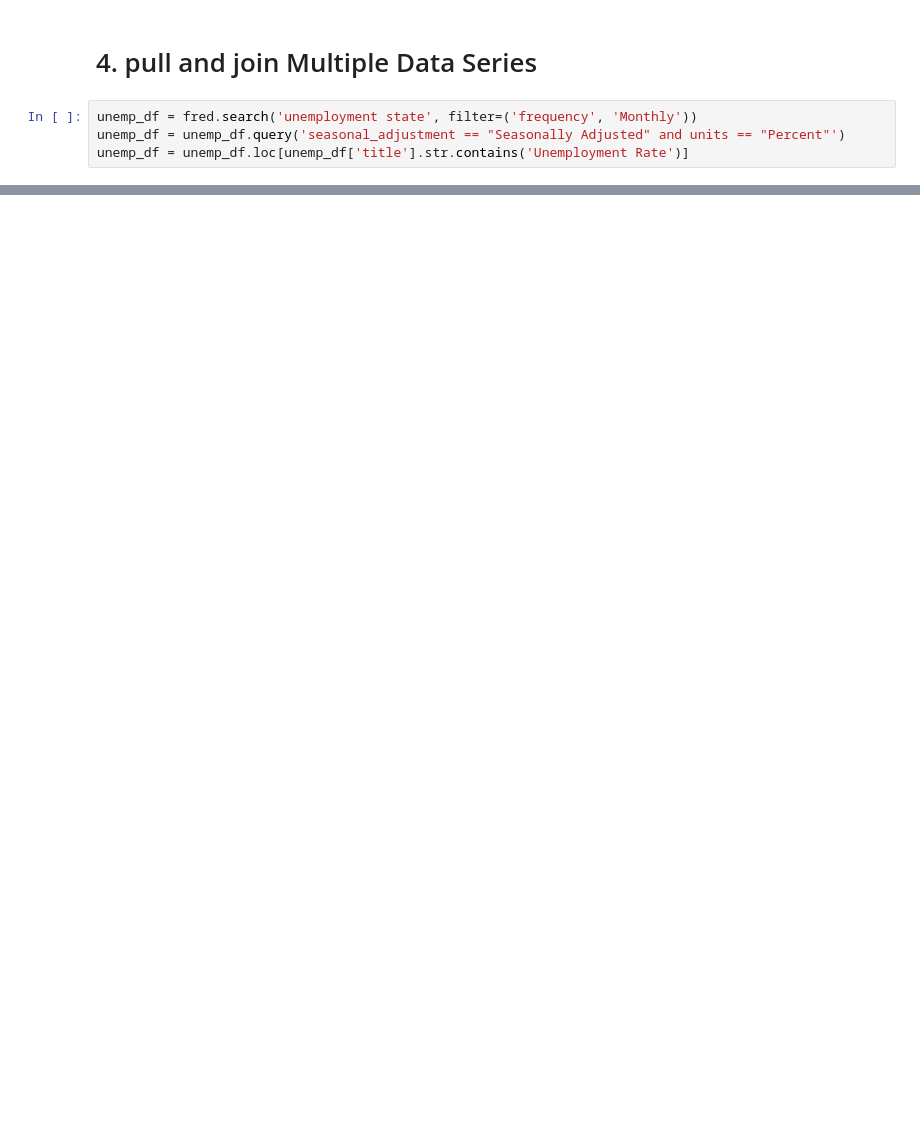
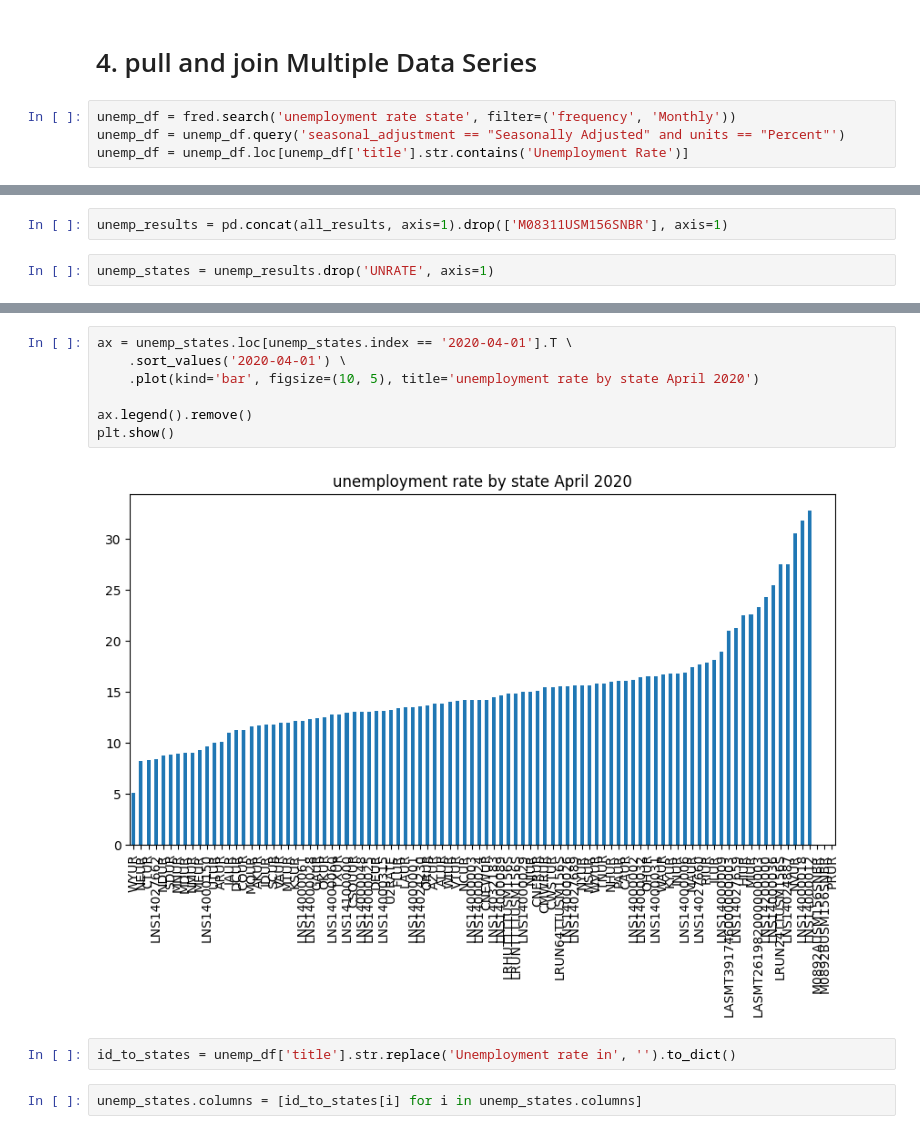
Before and after one commit to ayoub22222222/Economic-Data-Analysis-Project, a Jupyter notebook: Untitled.ipynb, the cells around one changed output, grey strips where cells are left out. Drawn from its saved outputs; the diff is of its cells as text; blank space fills up the shorter version.

```diff
--- a/Untitled.ipynb
+++ b/Untitled.ipynb
@@ -51,7 +51,7 @@ sp500.plot(figsize=(10, 5), title="s&p 500", lw=2)
 # %% [markdown]
 # 4. pull and join Multiple Data Series
 # %%
-unemp_df = fred.search('unemployment state', filter=('frequency', 'Monthly'))
+unemp_df = fred.search('unemployment rate state', filter=('frequency', 'Monthly'))
 unemp_df = unemp_df.query('seasonal_adjustment == "Seasonally Adjusted" and units == "Percent"')
 unemp_df = unemp_df.loc[unemp_df['title'].str.contains('Unemployment Rate')]
 # %%
@@ -81,0 +64,4 @@ Index: []
+# %%
+unemp_results = pd.concat(all_results, axis=1).drop(['M08311USM156SNBR'], axis=1)
+# %%
+unemp_states = unemp_results.drop('UNRATE', axis=1)
@@ -81,0 +108,13 @@ Index: []
+# %%
+ax = unemp_states.loc[unemp_states.index == '2020-04-01'].T \
+    .sort_values('2020-04-01') \
+    .plot(kind='bar', figsize=(10, 5), title='unemployment rate by state April 2020')
+
+ax.legend().remove()
+plt.show()
+# %% [output]
+[figure, added]
+# %%
+id_to_states = unemp_df['title'].str.replace('Unemployment rate in', '').to_dict()
+# %%
+unemp_states.columns = [id_to_states[i] for i in unemp_states.columns]
```
Also changed, not shown: parts of 15 cells of this notebook, 14 other files.
